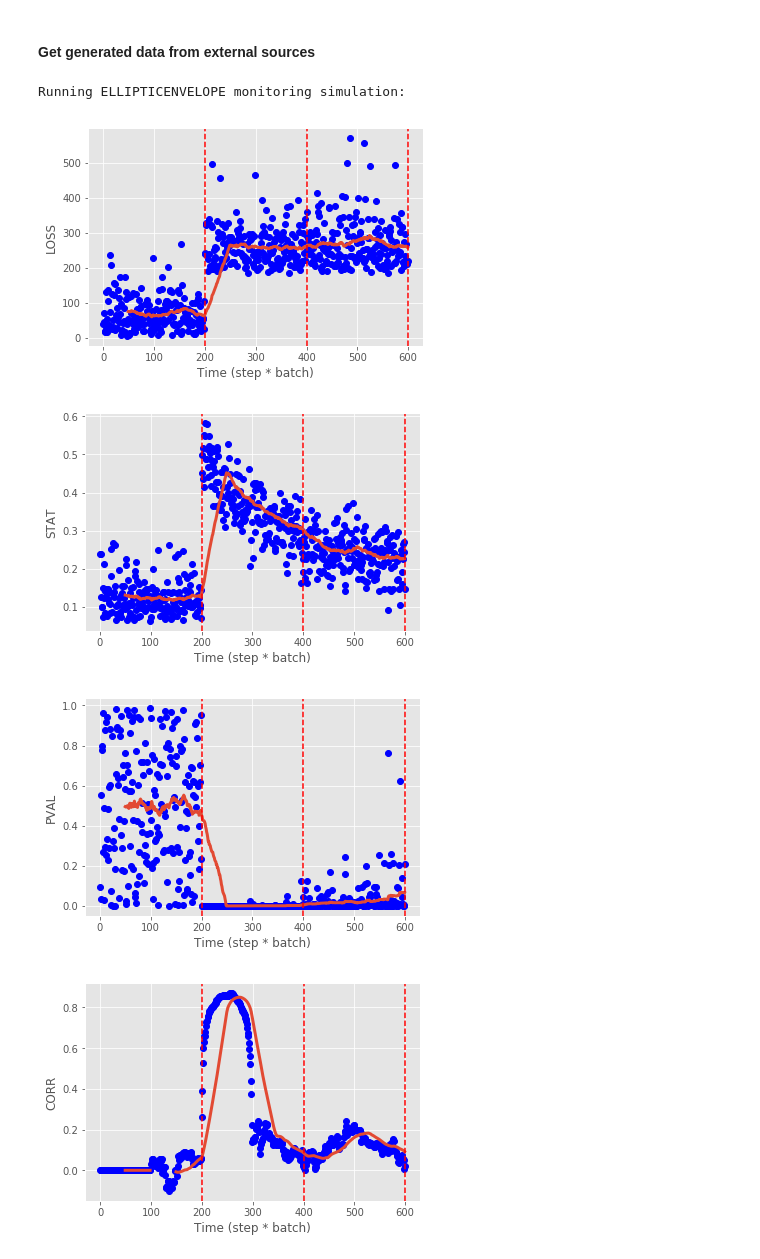
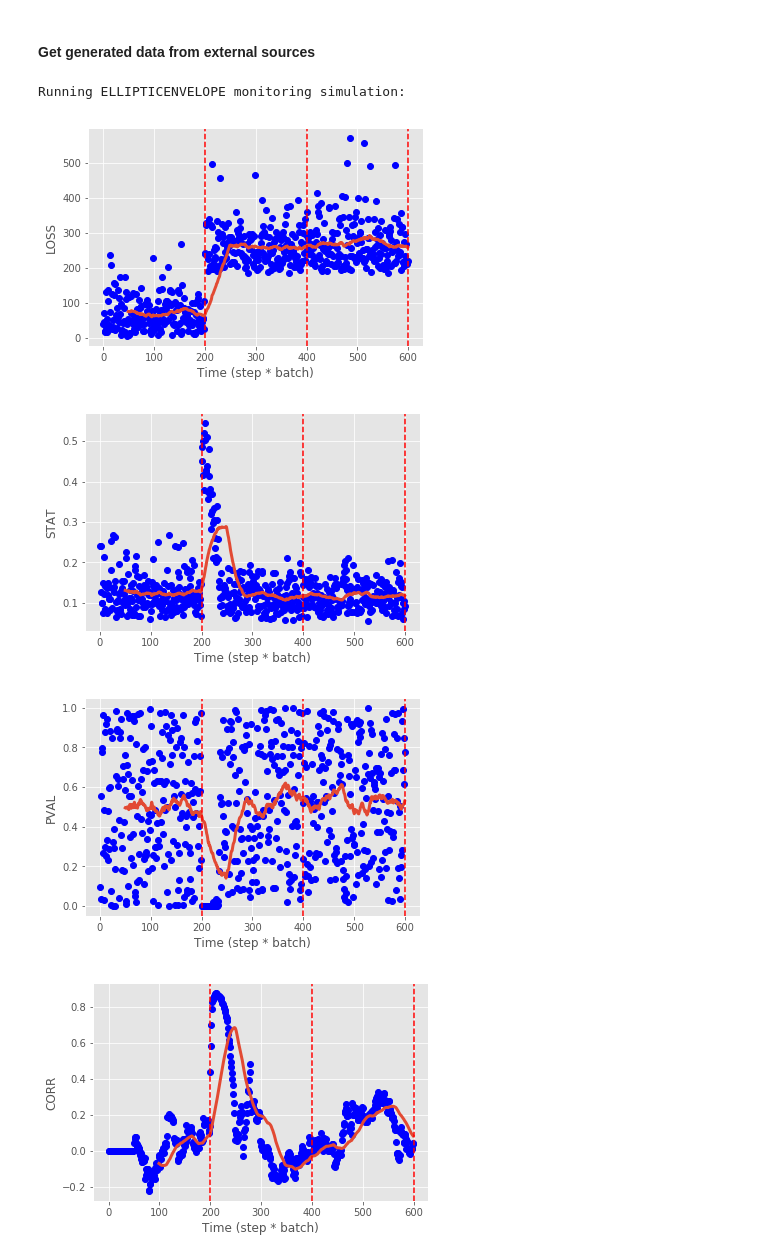
Before and after one commit to imadjinn/ML-Models-Monitoring, a Jupyter notebook: Monitoring Simulation.ipynb, the cells around one changed output. Cells and saved outputs as stored; diff of their text form; code cells hidden in the pictures.

```diff
--- a/Monitoring Simulation.ipynb
+++ b/Monitoring Simulation.ipynb
@@ -96,23 +96,23 @@ N_DATASETS = 1
 # %%
 rmodels = {"EllipticEnvelope": EllipticEnvelopeExtended(contamination=0.0, random_state=1),
            "Autoencoder": DenseAE(),
            "OneClassSVM": OneClassSVMExtended(nu=0.001),
            "LocalOutlierFactor": LocalOutlierFactorExtended(contamination=0.001, novelty=True),
           }
 
 for rmodel_name, rmodel in rmodels.items():
     print('Running %s monitoring simulation:'%rmodel_name.upper())
     monitors = []
     for path_to_data, nfeatures in paths_to_data[:N_DATASETS]:
-        monitor = run_experiment(path_to_data=path_to_data, batch_size=50, cumsize=5,
+        monitor = run_experiment(path_to_data=path_to_data, batch_size=50, cumsize=50,
                                  stattest=ks_2samp, rmodel=rmodel, iomodel=pearsonr)
         monitors.append(monitor)
         print('*'*30)
 # %% [output]
 Running ELLIPTICENVELOPE monitoring simulation:
 [figure]
-[figure, old version]
+[figure, new version]
-[figure, old version]
+[figure, new version]
-[figure, old version]
+[figure, new version]
 ******************************
 Running AUTOENCODER monitoring simulation:
```
Also changed, not shown: parts of 1 cell of this notebook, 1 other file.
